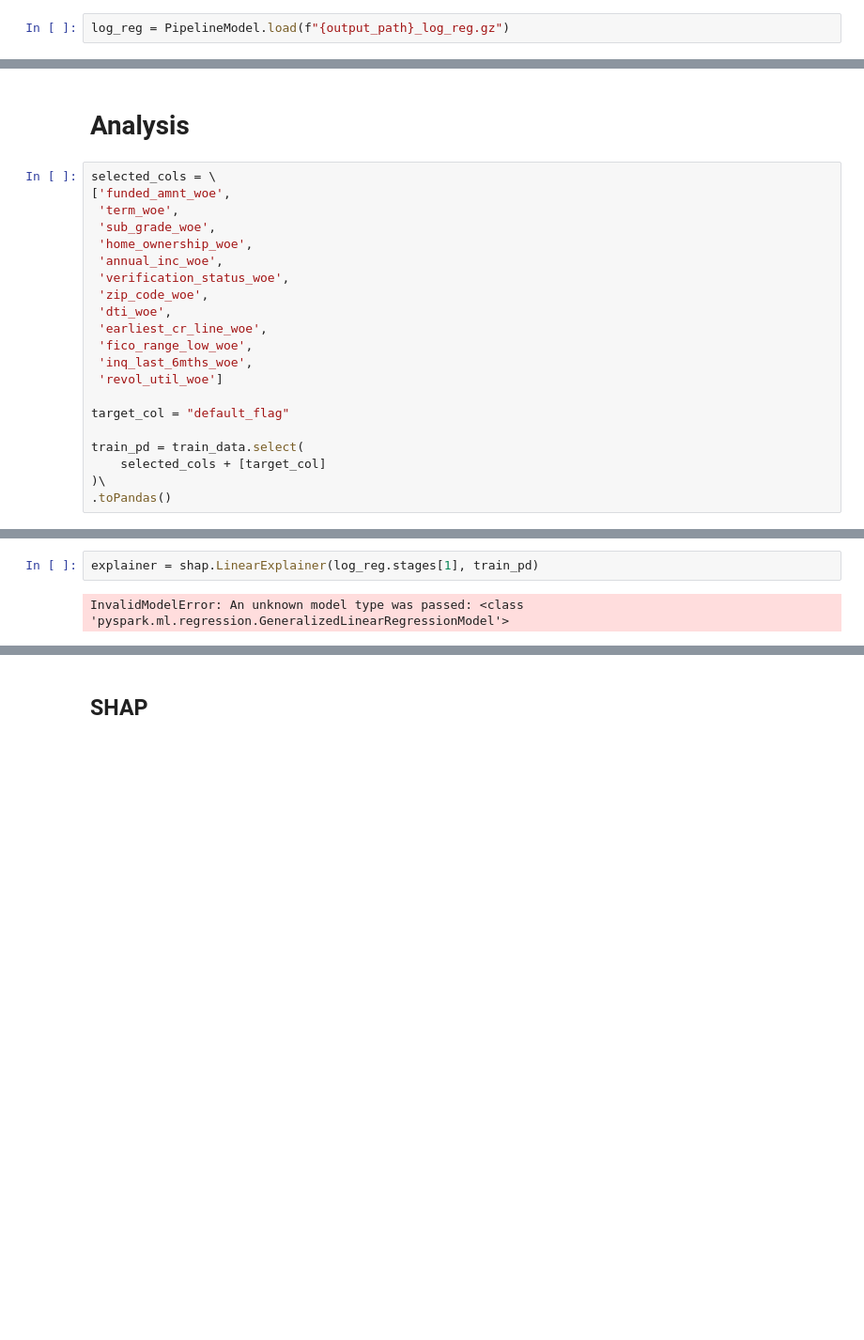
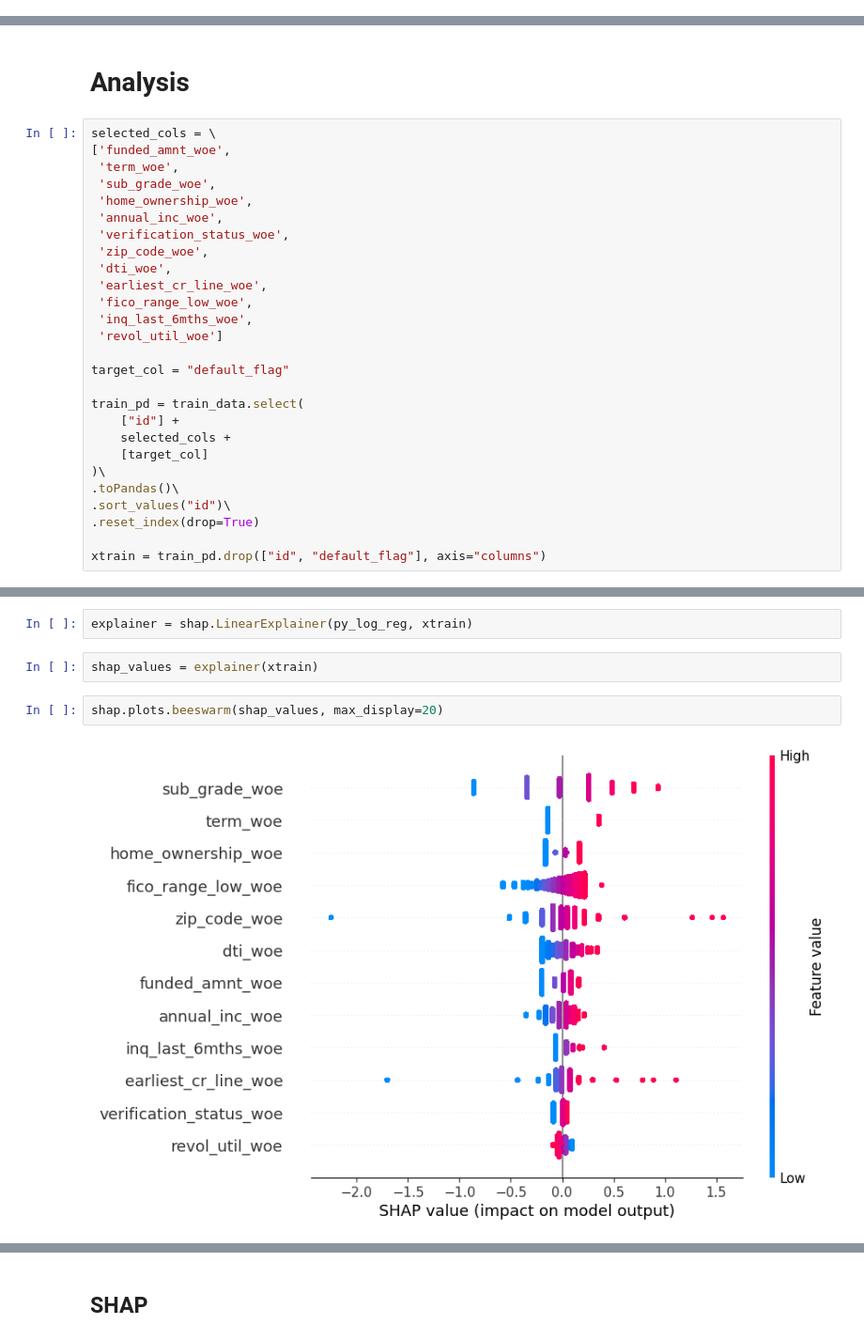
Before and after one commit to neon-belfante/lending-club-analysis, a Jupyter notebook: src/03.models_performance.ipynb, the cells around one changed output, grey strips where cells are left out. Shown at 94% size. Saved outputs shown, nothing was run; the diff lists cells and outputs as text; blank space fills up the shorter version.

Commit message:
update shap analysis

```diff
--- a/src/03.models_performance.ipynb
+++ b/src/03.models_performance.ipynb
@@ -59,8 +58,6 @@ train_data = spark.read.parquet(f"{output_path}train_df_woe.parquet")
 test_data  = spark.read.parquet(f"{output_path}test_df_woe.parquet")
 # %% [markdown]
 # Models
-# %%
-log_reg = PipelineModel.load(f"{output_path}_log_reg.gz")
 # %%
 class pysparkLogRegWrapper(BaseEstimator, ClassifierMixin):
     def __init__(self, pyspark_pipeline: PipelineModel):
@@ -92,6 +169,12 @@ selected_cols = \
 target_col = "default_flag"
 
 train_pd = train_data.select(
-    selected_cols + [target_col]
+    ["id"] +
+    selected_cols +
+    [target_col]
 )\
-.toPandas()
+.toPandas()\
+.sort_values("id")\
+.reset_index(drop=True)
+
+xtrain = train_pd.drop(["id", "default_flag"], axis="columns")
@@ -98,4 +201,8 @@ train_pd = train_data.select(
 # %%
-explainer = shap.LinearExplainer(log_reg.stages[1], train_pd)
+explainer = shap.LinearExplainer(py_log_reg, xtrain)
-# %% [output]
-InvalidModelError: An unknown model type was passed: <class 'pyspark.ml.regression.GeneralizedLinearRegressionModel'>
+# %%
+shap_values = explainer(xtrain)
+# %%
+shap.plots.beeswarm(shap_values, max_display=20)
+# %% [output]
+[figure, added]
```
Also changed, not shown: parts of 13 cells of this notebook, 4 other files.
